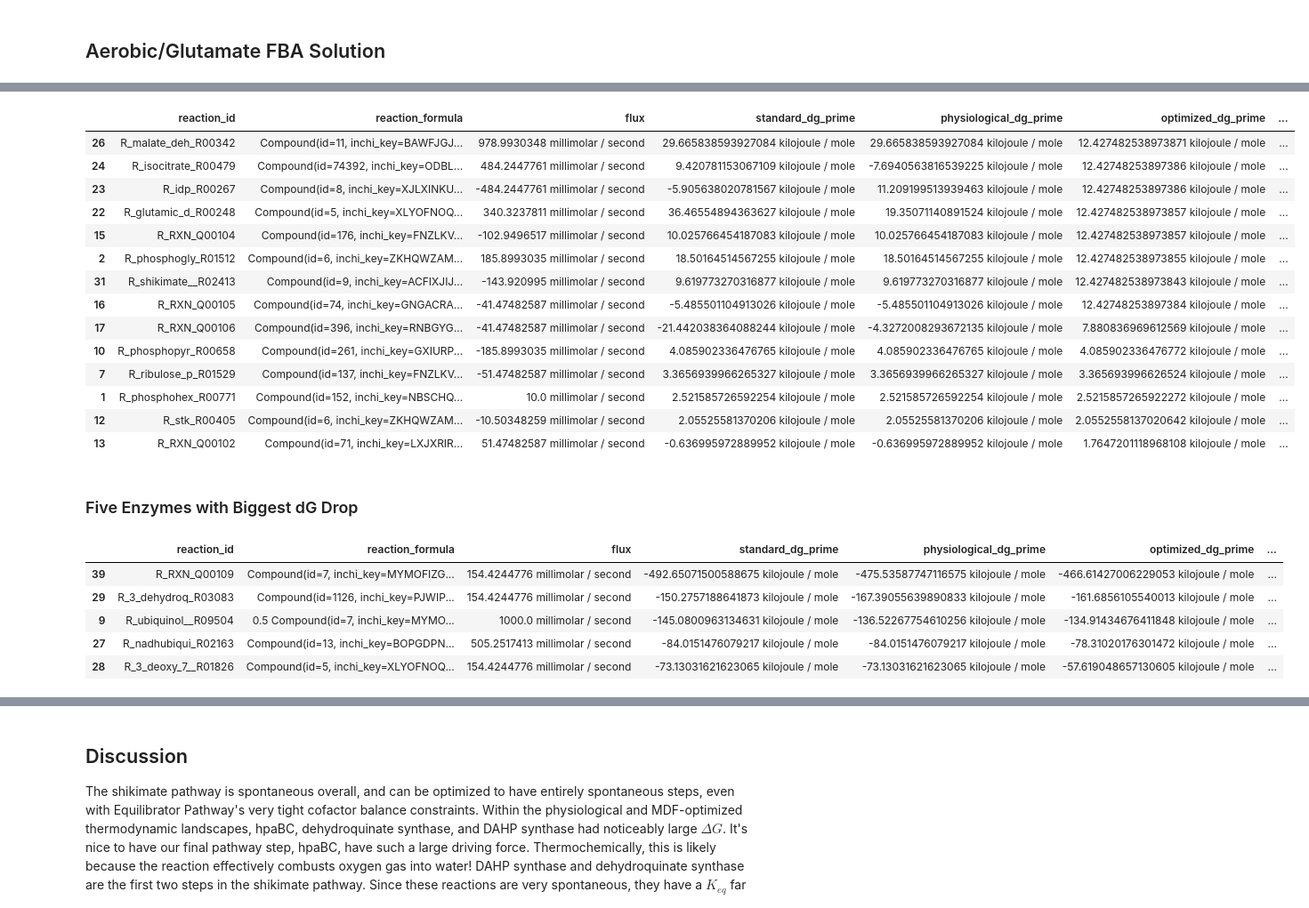
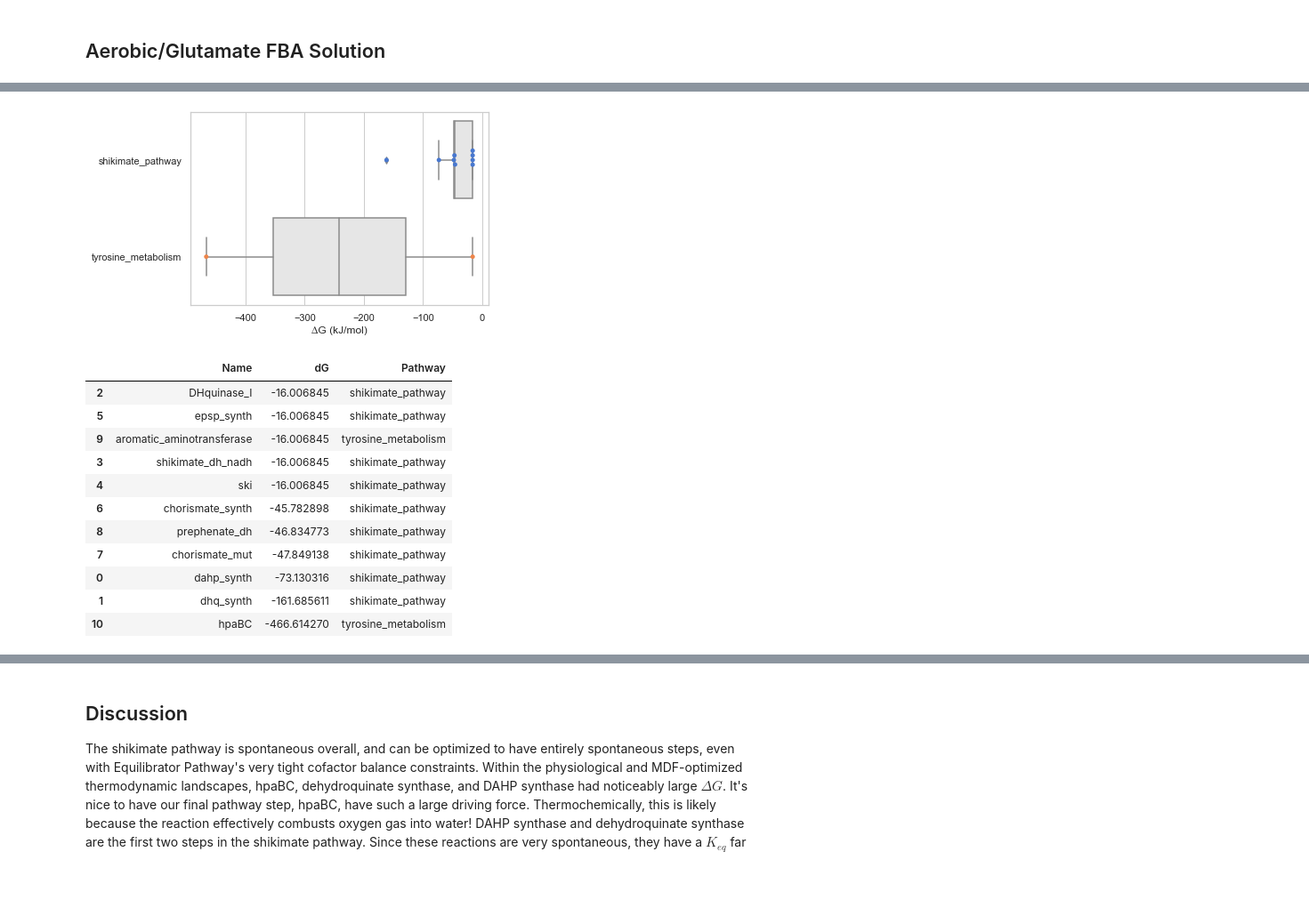
Before and after one commit to russell-stewart/levdopa_synthesis, a Jupyter notebook: thermodynamics.ipynb, the cells around one changed output, grey strips where cells are left out. Shown at 89% size. Cells and saved outputs as stored; diff of their text form; code cells hidden in the pictures; blank space fills up the shorter version.

Commit message:
better thermo data viz

```diff
--- a/thermodynamics.ipynb
+++ b/thermodynamics.ipynb
@@ -356,29 +309,31 @@ plt.savefig('figures/glutamate_mdf.png')
+# %%
+import seaborn as sns
+exchange_reactions = ['EX_for_e','EX_pi_e','PIt2r','EX_co2_e','FORti','EX_glc__D_e','EX_h_e','EX_h2o_e','EX_nh4_e','EX_o2_e','CO2t','NH4t','H2Ot','O2t','levdopa_t','EX_levdopa_e','EX_glu__L_e','GLUt2r']
+names = [r.name for r in levdopa_synthesis.reactions if (r.subsystem == 'shikimate_pathway' or r.subsystem == 'tyrosine_metabolism')]
+names.remove('shikimate_dh')
+pathways = [levdopa_synthesis.reactions.get_by_id(i).subsystem for i in names]
+dG = [x.magnitude for x in shikimate_mdf_result.reaction_df.optimized_dg_prime]
+s = pd.DataFrame(zip(names , dG , pathways), columns = ['Name' , 'dG' , 'Pathway'])
+sns.set(style="whitegrid" , palette = "muted")
+g = sns.boxplot(x="dG", y="Pathway", data=s , color = '.9')
+g = sns.swarmplot(y="Pathway", x="dG", data=s)
+g.set_xlabel('∆G (kJ/mol)')
+g.set_ylabel(None);
+g.get_figure().savefig('figures/shikimatemdf.png', dpi = 600, bbox_inches='tight')
+# %% [output]
+[figure, added]
 # %%
-solution_glu_mdf_result.reaction_df.sort_values(by=['optimized_dg_prime'] , ascending = False).query('optimized_dg_prime > 0')
+s.sort_values(by='dG' , ascending=False)
 # %% [output]
-|  | reaction_id | reaction_formula | flux | standard_dg_prime | physiological_dg_prime | optimized_dg_prime | ... |
-| 26 | R_malate_deh_R00342 | Compound(id=11, inchi_key=BAWFJGJ... | 978.9930348 millimolar / second | 29.665838593927084 kilojoule / mole | 29.665838593927084 kilojoule / mole | 12.427482538973871 kilojoule / mole | ... |
-| 24 | R_isocitrate_R00479 | Compound(id=74392, inchi_key=ODBL... | 484.2447761 millimolar / second | 9.420781153067109 kilojoule / mole | -7.6940563816539225 kilojoule / mole | 12.42748253897386 kilojoule / mole | ... |
-| 23 | R_idp_R00267 | Compound(id=8, inchi_key=XJLXINKU... | -484.2447761 millimolar / second | -5.905638020781567 kilojoule / mole | 11.209199513939463 kilojoule / mole | 12.42748253897386 kilojoule / mole | ... |
-| 22 | R_glutamic_d_R00248 | Compound(id=5, inchi_key=XLYOFNOQ... | 340.3237811 millimolar / second | 36.46554894363627 kilojoule / mole | 19.35071140891524 kilojoule / mole | 12.427482538973857 kilojoule / mole | ... |
-| 15 | R_RXN_Q00104 | Compound(id=176, inchi_key=FNZLKV... | -102.9496517 millimolar / second | 10.025766454187083 kilojoule / mole | 10.025766454187083 kilojoule / mole | 12.427482538973857 kilojoule / mole | ... |
-| 2 | R_phosphogly_R01512 | Compound(id=6, inchi_key=ZKHQWZAM... | 185.8993035 millimolar / second | 18.50164514567255 kilojoule / mole | 18.50164514567255 kilojoule / mole | 12.427482538973855 kilojoule / mole | ... |
-| 31 | R_shikimate__R02413 | Compound(id=9, inchi_key=ACFIXJIJ... | -143.920995 millimolar / second | 9.619773270316877 kilojoule / mole | 9.619773270316877 kilojoule / mole | 12.427482538973843 kilojoule / mole | ... |
-| 16 | R_RXN_Q00105 | Compound(id=74, inchi_key=GNGACRA... | -41.47482587 millimolar / second | -5.485501104913026 kilojoule / mole | -5.485501104913026 kilojoule / mole | 12.42748253897384 kilojoule / mole | ... |
-| 17 | R_RXN_Q00106 | Compound(id=396, inchi_key=RNBGYG... | -41.47482587 millimolar / second | -21.442038364088244 kilojoule / mole | -4.3272008293672135 kilojoule / mole | 7.880836969612569 kilojoule / mole | ... |
-| 10 | R_phosphopyr_R00658 | Compound(id=261, inchi_key=GXIURP... | -185.8993035 millimolar / second | 4.085902336476765 kilojoule / mole | 4.085902336476765 kilojoule / mole | 4.085902336476772 kilojoule / mole | ... |
-| 7 | R_ribulose_p_R01529 | Compound(id=137, inchi_key=FNZLKV... | -51.47482587 millimolar / second | 3.3656939966265327 kilojoule / mole | 3.3656939966265327 kilojoule / mole | 3.365693996626524 kilojoule / mole | ... |
-| 1 | R_phosphohex_R00771 | Compound(id=152, inchi_key=NBSCHQ... | 10.0 millimolar / second | 2.521585726592254 kilojoule / mole | 2.521585726592254 kilojoule / mole | 2.5215857265922272 kilojoule / mole | ... |
-| 12 | R_stk_R00405 | Compound(id=6, inchi_key=ZKHQWZAM... | -10.50348259 millimolar / second | 2.05525581370206 kilojoule / mole | 2.05525581370206 kilojoule / mole | 2.0552558137020642 kilojoule / mole | ... |
-| 13 | R_RXN_Q00102 | Compound(id=71, inchi_key=LXJXRIR... | 51.47482587 millimolar / second | -0.636995972889952 kilojoule / mole | -0.636995972889952 kilojoule / mole | 1.7647201118968108 kilojoule / mole | ... |
+|  | Name | dG | Pathway |
+| 2 | DHquinase_I | -16.006845 | shikimate_pathway |
+| 5 | epsp_synth | -16.006845 | shikimate_pathway |
+| 9 | aromatic_aminotransferase | -16.006845 | tyrosine_metabolism |
+| 3 | shikimate_dh_nadh | -16.006845 | shikimate_pathway |
+| 4 | ski | -16.006845 | shikimate_pathway |
+| 6 | chorismate_synth | -45.782898 | shikimate_pathway |
+| 8 | prephenate_dh | -46.834773 | shikimate_pathway |
+| 7 | chorismate_mut | -47.849138 | shikimate_pathway |
+| 0 | dahp_synth | -73.130316 | shikimate_pathway |
+| 1 | dhq_synth | -161.685611 | shikimate_pathway |
+| 10 | hpaBC | -466.614270 | tyrosine_metabolism |
-# %% [markdown]
-### Five Enzymes with Biggest dG Drop
-# %%
-solution_glu_mdf_result.reaction_df.sort_values(by=['optimized_dg_prime']).head(5)
-# %% [output]
-|  | reaction_id | reaction_formula | flux | standard_dg_prime | physiological_dg_prime | optimized_dg_prime | ... |
-| 39 | R_RXN_Q00109 | Compound(id=7, inchi_key=MYMOFIZG... | 154.4244776 millimolar / second | -492.65071500588675 kilojoule / mole | -475.53587747116575 kilojoule / mole | -466.61427006229053 kilojoule / mole | ... |
-| 29 | R_3_dehydroq_R03083 | Compound(id=1126, inchi_key=PJWIP... | 154.4244776 millimolar / second | -150.2757188641873 kilojoule / mole | -167.39055639890833 kilojoule / mole | -161.6856105540013 kilojoule / mole | ... |
-| 9 | R_ubiquinol__R09504 | 0.5 Compound(id=7, inchi_key=MYMO... | 1000.0 millimolar / second | -145.0800963134631 kilojoule / mole | -136.52267754610256 kilojoule / mole | -134.91434676411848 kilojoule / mole | ... |
-| 27 | R_nadhubiqui_R02163 | Compound(id=13, inchi_key=BOPGDPN... | 505.2517413 millimolar / second | -84.0151476079217 kilojoule / mole | -84.0151476079217 kilojoule / mole | -78.31020176301472 kilojoule / mole | ... |
-| 28 | R_3_deoxy_7__R01826 | Compound(id=5, inchi_key=XLYOFNOQ... | 154.4244776 millimolar / second | -73.13031621623065 kilojoule / mole | -73.13031621623065 kilojoule / mole | -57.619048657130605 kilojoule / mole | ... |
```
Also changed, not shown: parts of 15 cells of this notebook, 10 other files.
